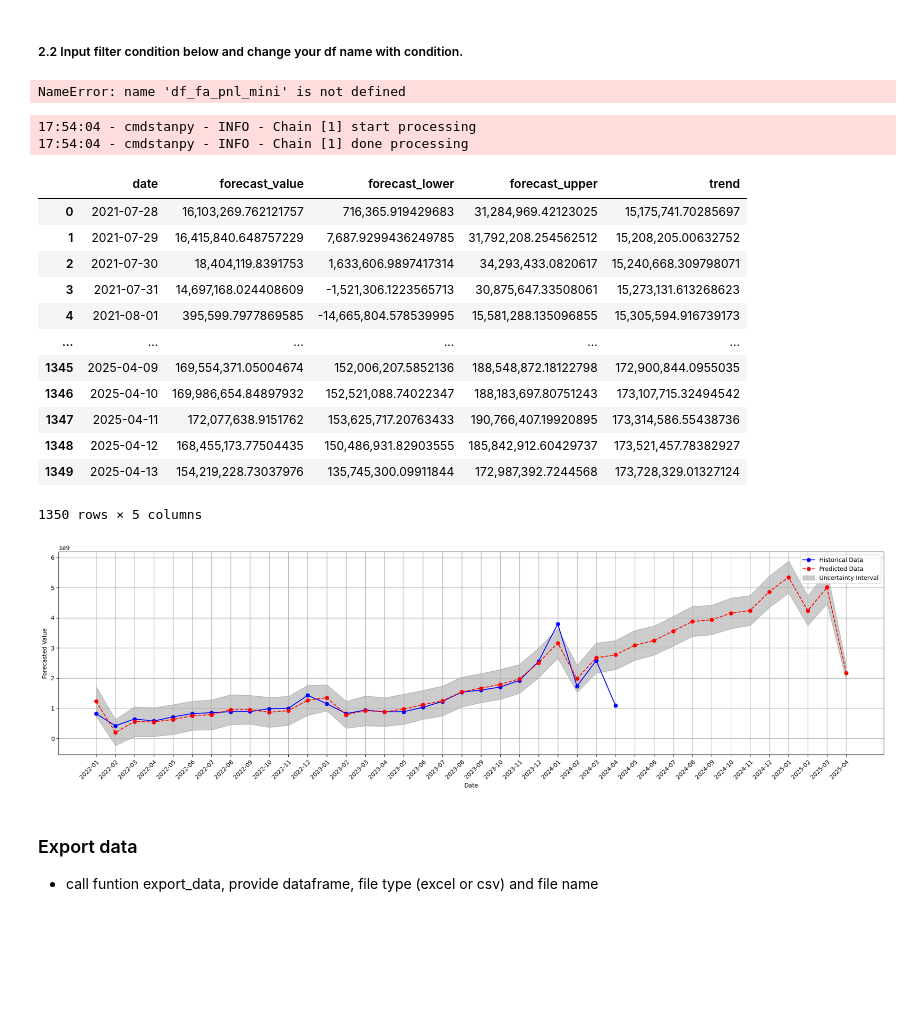
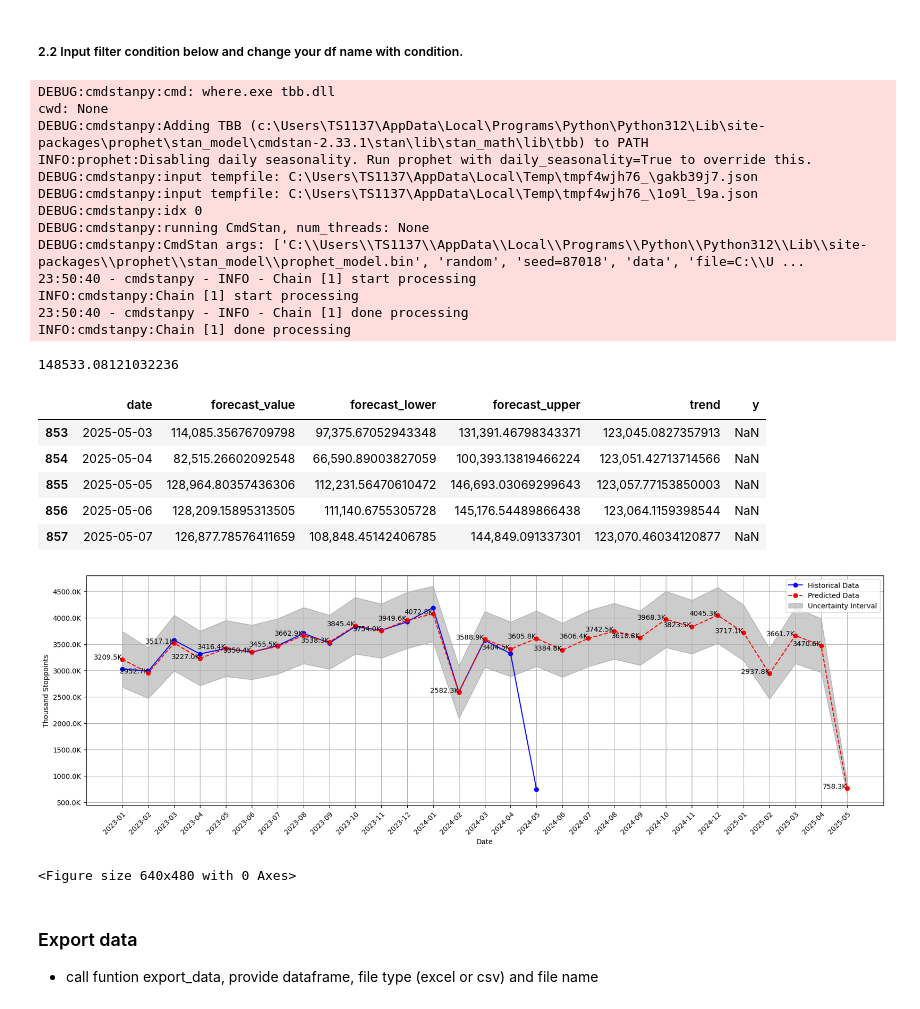
Before and after one commit to TrienDT0203/forecast_prophet, a Jupyter notebook: app.ipynb, the cells around one changed output. Saved outputs shown, nothing was run; the diff lists cells and outputs as text; code cells hidden in the pictures; blank space fills up the shorter version.

Commit message:
finish forecast model

```diff
--- a/app.ipynb
+++ b/app.ipynb
@@ -86,5 +72,6 @@ df_bigquery_data
 * If your local database is not update data yet. Just use function auto_updat_data above
 # %%
 df_fa_pnl_mini = triendt.extract_local_data(table_name='fct_fa_pnl_mini')
-df_fa_pnl_mini
+df_fa_pnl_mini.complete_date = pd.to_datetime(df_fa_pnl_mini.complete_date, format='mixed')
+df_fa_pnl_mini.tail()
 # %% [output]
@@ -107,47 +98,49 @@ triendt.auto_update_data(table_name='fct_fa_pnl_mini', update_type='append')
 # %% [markdown]
 ##### 2.2 Input filter condition below and change your df name with condition.
-# %%
-filter_conditions = {"province": "han",
-                     "service_type": "truck",
-                     }
-
-df_historical_data = filter_data_input(df= df_fa_pnl_mini,frc_value= 'gsv_excluded_vat', cond= filter_conditions)
-
-print('''Your historical data:''')
-
-df_historical_data.head()
-# %% [output]
-NameError: name 'df_fa_pnl_mini' is not defined
 # %%
+# filter_conditions = {"province": "han",
+#                      "service_type": "truck",
+#                      }
+
+filter_conditions = None
+
+df_historical_data = filter_data_input(df= df_fa_pnl_mini,frc_value= 'stoppoint', cond= filter_conditions)
+
 ### call forecast model
 forecast_gsv_bike_sgn = Forecast_Model(historical_data=df_historical_data,
                                       date_column='complete_date',
-                                      forecast_value= 'gsv_excluded_vat',
+                                      forecast_value= 'stoppoint',
                                       )
 
 ### forecast for the next 365 days
 df_forecast = forecast_gsv_bike_sgn.call_forecast_model(no_of_days_forecast= 365)
-df_forecast
+df_forecast.tail()
 # %% [output]
-17:54:04 - cmdstanpy - INFO - Chain [1] start processing
-17:54:04 - cmdstanpy - INFO - Chain [1] done processing
+DEBUG:cmdstanpy:cmd: where.exe tbb.dll
+cwd: None
+DEBUG:cmdstanpy:Adding TBB (c:\Users\TS1137\AppData\Local\Programs\Python\Python312\Lib\site-packages\prophet\stan_model\cmdstan-2.33.1\stan\lib\stan_math\lib\tbb) to PATH
+INFO:prophet:Disabling daily seasonality. Run prophet with daily_seasonality=True to override this.
+DEBUG:cmdstanpy:input tempfile: C:\Users\TS1137\AppData\Local\Temp\tmpf4wjh76_\gakb39j7.json
+DEBUG:cmdstanpy:input tempfile: C:\Users\TS1137\AppData\Local\Temp\tmpf4wjh76_\1o9l_l9a.json
+DEBUG:cmdstanpy:idx 0
+DEBUG:cmdstanpy:running CmdStan, num_threads: None
+DEBUG:cmdstanpy:CmdStan args: ['C:\\Users\\TS1137\\AppData\\Local\\Programs\\Python\\Python312\\Lib\\site-packages\\prophet\\stan_model\\prophet_model.bin', 'random', 'seed=87018', 'data', 'file=C:\\U ...
+23:50:40 - cmdstanpy - INFO - Chain [1] start processing
+INFO:cmdstanpy:Chain [1] start processing
+23:50:40 - cmdstanpy - INFO - Chain [1] done processing
+INFO:cmdstanpy:Chain [1] done processing
+148533.08121032236
-|  | date | forecast_value | forecast_lower | forecast_upper | trend |
-| 0 | 2021-07-28 | 16,103,269.762121757 | 716,365.919429683 | 31,284,969.42123025 | 15,175,741.70285697 |
-| 1 | 2021-07-29 | 16,415,840.648757229 | 7,687.9299436249785 | 31,792,208.254562512 | 15,208,205.00632752 |
-| 2 | 2021-07-30 | 18,404,119.8391753 | 1,633,606.9897417314 | 34,293,433.0820617 | 15,240,668.309798071 |
-| 3 | 2021-07-31 | 14,697,168.024408609 | -1,521,306.1223565713 | 30,875,647.33508061 | 15,273,131.613268623 |
-| 4 | 2021-08-01 | 395,599.7977869585 | -14,665,804.578539995 | 15,581,288.135096855 | 15,305,594.916739173 |
-| ... | ... | ... | ... | ... | ... |
-| 1345 | 2025-04-09 | 169,554,371.05004674 | 152,006,207.5852136 | 188,548,872.18122798 | 172,900,844.0955035 |
-| 1346 | 2025-04-10 | 169,986,654.84897932 | 152,521,088.74022347 | 188,183,697.80751243 | 173,107,715.32494542 |
-| 1347 | 2025-04-11 | 172,077,638.9151762 | 153,625,717.20763433 | 190,766,407.19920895 | 173,314,586.55438736 |
-| 1348 | 2025-04-12 | 168,455,173.77504435 | 150,486,931.82903555 | 185,842,912.60429737 | 173,521,457.78382927 |
-| 1349 | 2025-04-13 | 154,219,228.73037976 | 135,745,300.09911844 | 172,987,392.7244568 | 173,728,329.01327124 |
+|  | date | forecast_value | forecast_lower | forecast_upper | trend | y |
+| 853 | 2025-05-03 | 114,085.35676709798 | 97,375.67052943348 | 131,391.46798343371 | 123,045.0827357913 | NaN |
+| 854 | 2025-05-04 | 82,515.26602092548 | 66,590.89003827059 | 100,393.13819466224 | 123,051.42713714566 | NaN |
+| 855 | 2025-05-05 | 128,964.80357436306 | 112,231.56470610472 | 146,693.03069299643 | 123,057.77153850003 | NaN |
+| 856 | 2025-05-06 | 128,209.15895313505 | 111,140.6755305728 | 145,176.54489866438 | 123,064.1159398544 | NaN |
+| 857 | 2025-05-07 | 126,877.78576411659 | 108,848.45142406785 | 144,849.091337301 | 123,070.46034120877 | NaN |
-1350 rows × 5 columns
 # %%
-forecast_gsv_bike_sgn.resample_and_plot_data(df_forecast=df_forecast,start_date='2022-01-01')
+df= forecast_gsv_bike_sgn.resample_and_plot_data(_df_forecast=df_forecast.copy(),start_date='2022-01-01')
 # %% [output]
-[figure, old version]
+[figure, new version]
+<Figure size 640x480 with 0 Axes>
 # %% [markdown]
 ### Export data
 * call funtion export_data, provide dataframe, file type (excel or csv) and file name
```
Also changed, not shown: parts of 4 cells of this notebook, 6 other files.
